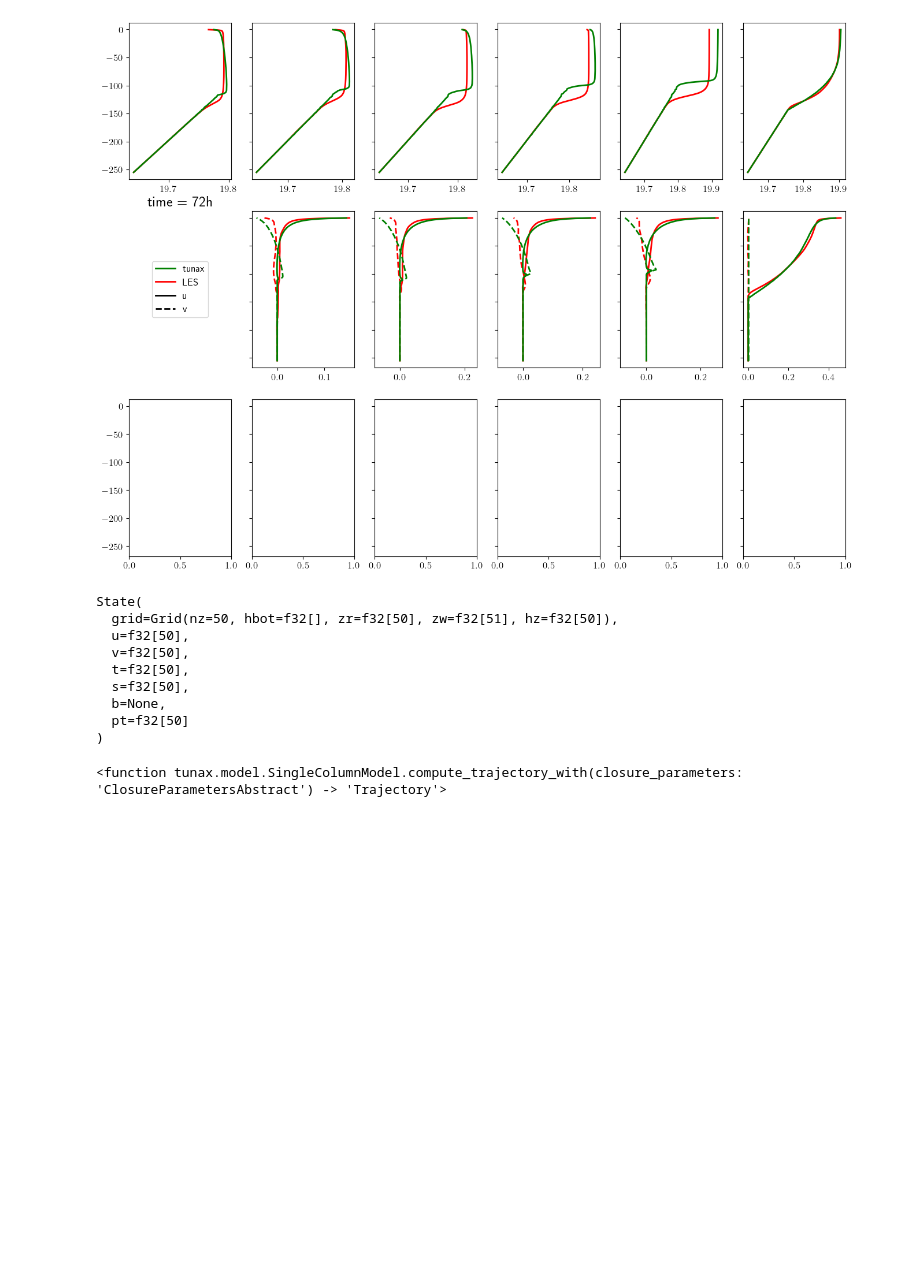
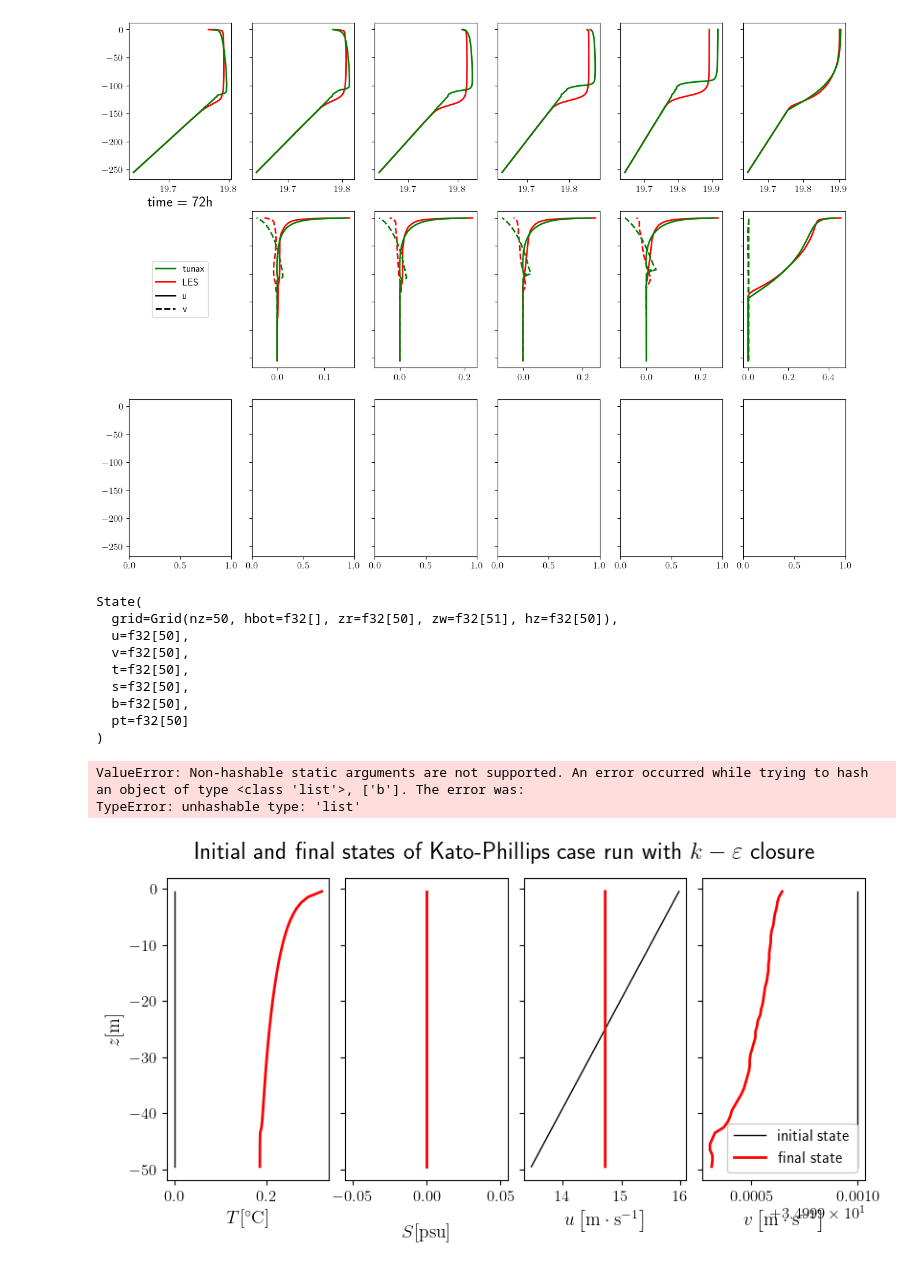
Before and after one commit to meom-group/tunax, a Jupyter notebook: notebooks/k-epsilon_Wagner_LES.ipynb, the cells around one changed output. Saved outputs shown, nothing was run; the diff lists cells and outputs as text; code cells hidden in the pictures; blank space fills up the shorter version.

```diff
--- a/notebooks/k-epsilon_Wagner_LES.ipynb
+++ b/notebooks/k-epsilon_Wagner_LES.ipynb
@@ -132,7 +132,7 @@ grid = Grid.linear(50, 50)
 grid
 
 from tunax import State
-init_state = State.zeros(grid, ['t', 's', 'pt'])
+init_state = State.zeros(grid, ['t', 's', 'b', 'pt'])
 init_state = init_state.init_t(hmxl=0., t_sfc=16.)
 init_state = init_state.init_s(hmxl=100)
 init_state
@@ -143,15 +143,15 @@ State(
   v=f32[50],
   t=f32[50],
   s=f32[50],
-  b=None,
+  b=f32[50],
   pt=f32[50]
 )
 # %%
 
 from tunax import Case
 import equinox as eqx
-kp_case = Case()
-kp_case = kp_case.set_u_wind(0.01)
+kp_case = Case(eos_tracers='b')
+kp_case = kp_case.set_dynamic_forcing_speed('u', 'sfc', 0.01)
 kp_case
 
 from tunax import SingleColumnModel
@@ -166,10 +166,35 @@ keps_default_params = KepsParameters()
 keps_default_params
 
 traj_obs = model.compute_trajectory_with(keps_default_params)
-traj_obs.pt
-
-from jax import grad
-
-grad(model.compute_trajectory_with)
+traj_obs
 # %% [output]
-<function tunax.model.SingleColumnModel.compute_trajectory_with(closure_parameters: 'ClosureParametersAbstract') -> 'Trajectory'>
+ValueError: Non-hashable static arguments are not supported. An error occurred while trying to hash an object of type <class 'list'>, ['b']. The error was:
+TypeError: unhashable type: 'list'
+# %%
+zr = grid.zr
+
+sp: subplot_1D_type = plt.subplots(1, 4, sharey=True, figsize=(8, 4))
+fig, [ax_t, ax_s, ax_u, ax_v] = sp
+fig.tight_layout(rect=[0, 0.0, 1, 0.94])
+fig.subplots_adjust(wspace=0.1)
+
+ax_t.plot(traj_obs.t[0, :], zr, 'k', linewidth=1)
+ax_t.plot(traj_obs.t[-1, :], zr, 'r')
+ax_s.plot(traj_obs.s[0, :], zr, 'k', linewidth=1)
+ax_s.plot(traj_obs.s[-1, :], zr, 'r')
+ax_u.plot(traj_obs.u[0, :], zr, 'k', linewidth=1)
+ax_u.plot(traj_obs.u[-1, :], zr, 'r')
+ax_v.plot(traj_obs.v[0, :], zr, 'k', linewidth=1, label='initial state')
+ax_v.plot(traj_obs.v[-1, :], zr, 'r', label='final state')
+
+ax_t.set_xlabel(r'$T [{}^\circ\mathrm C]$')
+ax_s.set_xlabel(r'$S [\mathrm{psu}]$', labelpad=15)
+ax_u.set_xlabel(r'$u \left[\mathrm m \cdot \mathrm s^{-1}\right]$')
+ax_v.set_xlabel(r'$v \left[\mathrm m \cdot \mathrm s^{-1}\right]$')
+ax_t.set_ylabel(r'$z [\mathrm m]$')
+ax_v.legend(framealpha=1.)
+fig.suptitle(r'Initial and final states of Kato-Phillips case run with $k-\varepsilon$ closure')
+
+plt.show()
+# %% [output]
+[figure, added]
```
Also changed, not shown: 6 other files.
